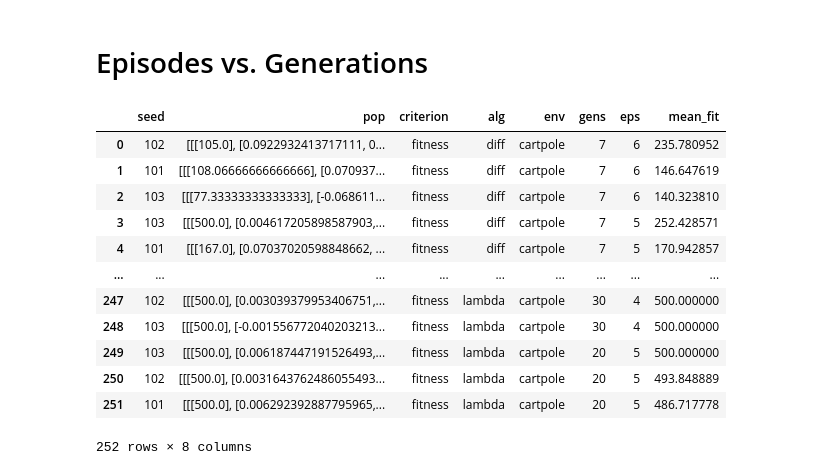
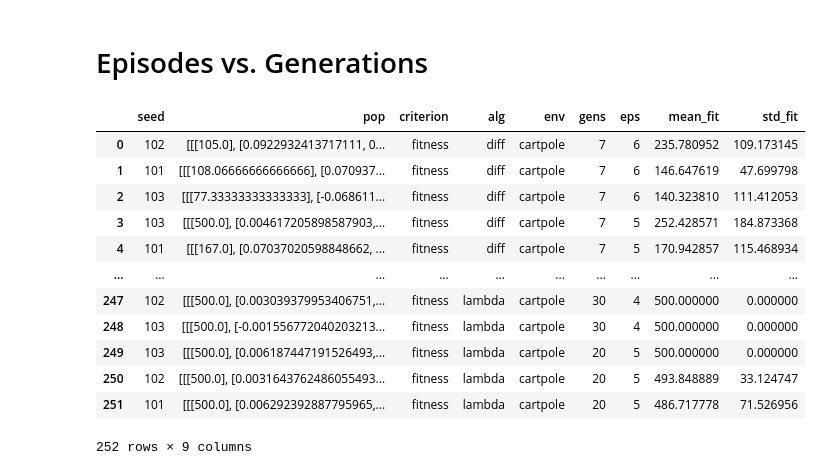
Before and after one commit to Schkliba/MastersThesis, a Jupyter notebook: Data/Experiments/results.ipynb, the cells around one changed output. Drawn from its saved outputs; the diff is of its cells as text; code cells hidden in the pictures.

```diff
--- a/Data/Experiments/results.ipynb
+++ b/Data/Experiments/results.ipynb
@@ -47,24 +51,41 @@ def pop_mean(pop):
         fitness += ind[0][0]
     return fitness/len(pop)
 
-def pop_var(pop):
+def pop_std(pop):
+    fitness = []
+    for ind in pop:
+        fitness += ind[0]
+    return np.array(fitness).std()
+
+
+def plot_ep_gen(df):
+    grps = df.groupby(by=["eps","gens"]).mean().reset_index(["eps","gens"])
+    g = sns.FacetGrid(data=grps, col="eps")
+    g.map(sns.lineplot, "gens","mean_fit")
+    g = sns.FacetGrid(data=grps, col="eps")
+    g.map(sns.lineplot, "gens","std_fit")
+    g = sns.FacetGrid(data=grps, col="gens")
+    g.map(sns.lineplot, "eps","mean_fit")
+    g = sns.FacetGrid(data=grps, col="gens")
+    g.map(sns.lineplot, "eps","std_fit")
 # %%
 edf = get_experiment_data("ep_gen", ["gens", "eps"])
 edf["mean_fit"] = edf["pop"].map(pop_mean)
+edf["std_fit"] = edf["pop"].map(pop_std)
 edf["gens"]=edf["gens"].map(lambda x: int(x[1:]))
 edf["eps"]=edf["eps"].map(lambda x: int(x[1:]))
-edf
+diffs = edf.groupby("alg").get_group("diff")
 # %% [output]
-|  | seed | pop | criterion | alg | env | gens | eps | mean_fit |
-| 0 | 102 | [[[105.0], [0.0922932413717111, 0... | fitness | diff | cartpole | 7 | 6 | 235.780952 |
-| 1 | 101 | [[[108.06666666666666], [0.070937... | fitness | diff | cartpole | 7 | 6 | 146.647619 |
-| 2 | 103 | [[[77.33333333333333], [-0.068611... | fitness | diff | cartpole | 7 | 6 | 140.323810 |
-| 3 | 103 | [[[500.0], [0.004617205898587903,... | fitness | diff | cartpole | 7 | 5 | 252.428571 |
-| 4 | 101 | [[[167.0], [0.07037020598848662, ... | fitness | diff | cartpole | 7 | 5 | 170.942857 |
-| ... | ... | ... | ... | ... | ... | ... | ... | ... |
-| 247 | 102 | [[[500.0], [0.003039379953406751,... | fitness | lambda | cartpole | 30 | 4 | 500.000000 |
-| 248 | 103 | [[[500.0], [-0.001556772040203213... | fitness | lambda | cartpole | 30 | 4 | 500.000000 |
-| 249 | 103 | [[[500.0], [0.006187447191526493,... | fitness | lambda | cartpole | 20 | 5 | 500.000000 |
-| 250 | 102 | [[[500.0], [0.0031643762486055493... | fitness | lambda | cartpole | 20 | 5 | 493.848889 |
-| 251 | 101 | [[[500.0], [0.006292392887795965,... | fitness | lambda | cartpole | 20 | 5 | 486.717778 |
+|  | seed | pop | criterion | alg | env | gens | eps | mean_fit | std_fit |
+| 0 | 102 | [[[105.0], [0.0922932413717111, 0... | fitness | diff | cartpole | 7 | 6 | 235.780952 | 109.173145 |
+| 1 | 101 | [[[108.06666666666666], [0.070937... | fitness | diff | cartpole | 7 | 6 | 146.647619 | 47.699798 |
+| 2 | 103 | [[[77.33333333333333], [-0.068611... | fitness | diff | cartpole | 7 | 6 | 140.323810 | 111.412053 |
+| 3 | 103 | [[[500.0], [0.004617205898587903,... | fitness | diff | cartpole | 7 | 5 | 252.428571 | 184.873368 |
+| 4 | 101 | [[[167.0], [0.07037020598848662, ... | fitness | diff | cartpole | 7 | 5 | 170.942857 | 115.468934 |
+| ... | ... | ... | ... | ... | ... | ... | ... | ... | ... |
+| 247 | 102 | [[[500.0], [0.003039379953406751,... | fitness | lambda | cartpole | 30 | 4 | 500.000000 | 0.000000 |
+| 248 | 103 | [[[500.0], [-0.001556772040203213... | fitness | lambda | cartpole | 30 | 4 | 500.000000 | 0.000000 |
+| 249 | 103 | [[[500.0], [0.006187447191526493,... | fitness | lambda | cartpole | 20 | 5 | 500.000000 | 0.000000 |
+| 250 | 102 | [[[500.0], [0.0031643762486055493... | fitness | lambda | cartpole | 20 | 5 | 493.848889 | 33.124747 |
+| 251 | 101 | [[[500.0], [0.006292392887795965,... | fitness | lambda | cartpole | 20 | 5 | 486.717778 | 71.526956 |
-252 rows × 8 columns
+252 rows × 9 columns
```
Also changed, not shown: parts of 3 cells of this notebook, 32 other files.
